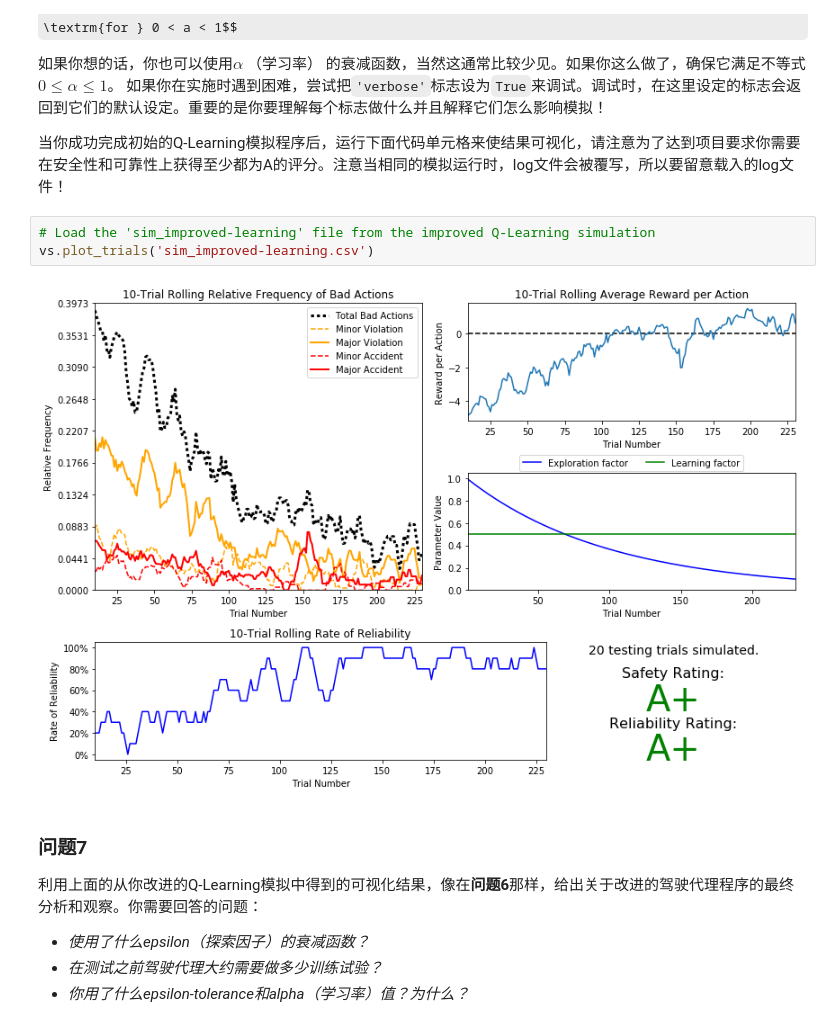
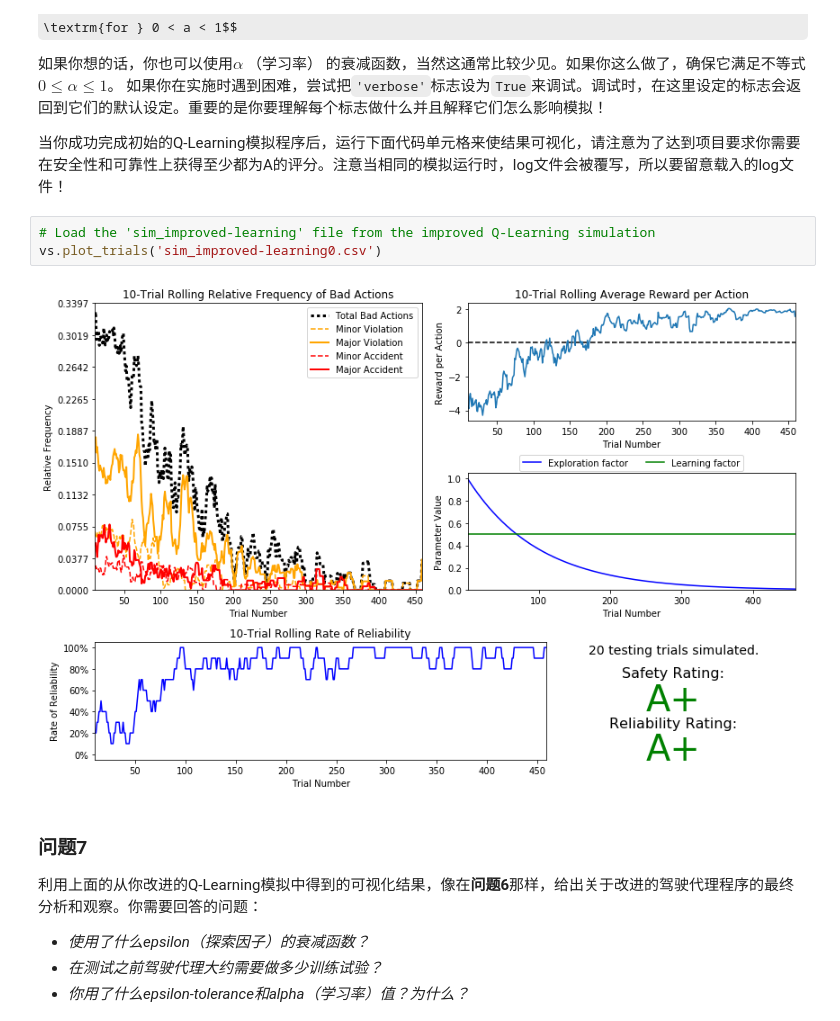
Before and after one commit to elninowang/smartcab, a Jupyter notebook: smartcab.ipynb, the cells around one changed output. Drawn from its saved outputs; the diff is of its cells as text; some formulas as TeX source.

```diff
--- a/smartcab.ipynb
+++ b/smartcab.ipynb
@@ -282,9 +282,9 @@ $$ \epsilon = a^t, \textrm{for } 0 < a < 1 \hspace{50px}\epsilon = \frac{1}{t^2}
 当你成功完成初始的Q-Learning模拟程序后，运行下面代码单元格来使结果可视化，请注意为了达到项目要求你需要在安全性和可靠性上获得至少都为A的评分。注意当相同的模拟运行时，log文件会被覆写，所以要留意载入的log文件！
 # %%
 # Load the 'sim_improved-learning' file from the improved Q-Learning simulation
-vs.plot_trials('sim_improved-learning.csv')
+vs.plot_trials('sim_improved-learning0.csv')
 # %% [output]
-[figure, old version]
+[figure, new version]
 # %% [markdown]
 ### 问题7
 利用上面的从你改进的Q-Learning模拟中得到的可视化结果，像在**问题6**那样，给出关于改进的驾驶代理程序的最终分析和观察。你需要回答的问题：
```
Also changed, not shown: parts of 4 cells of this notebook, 5 other files.
